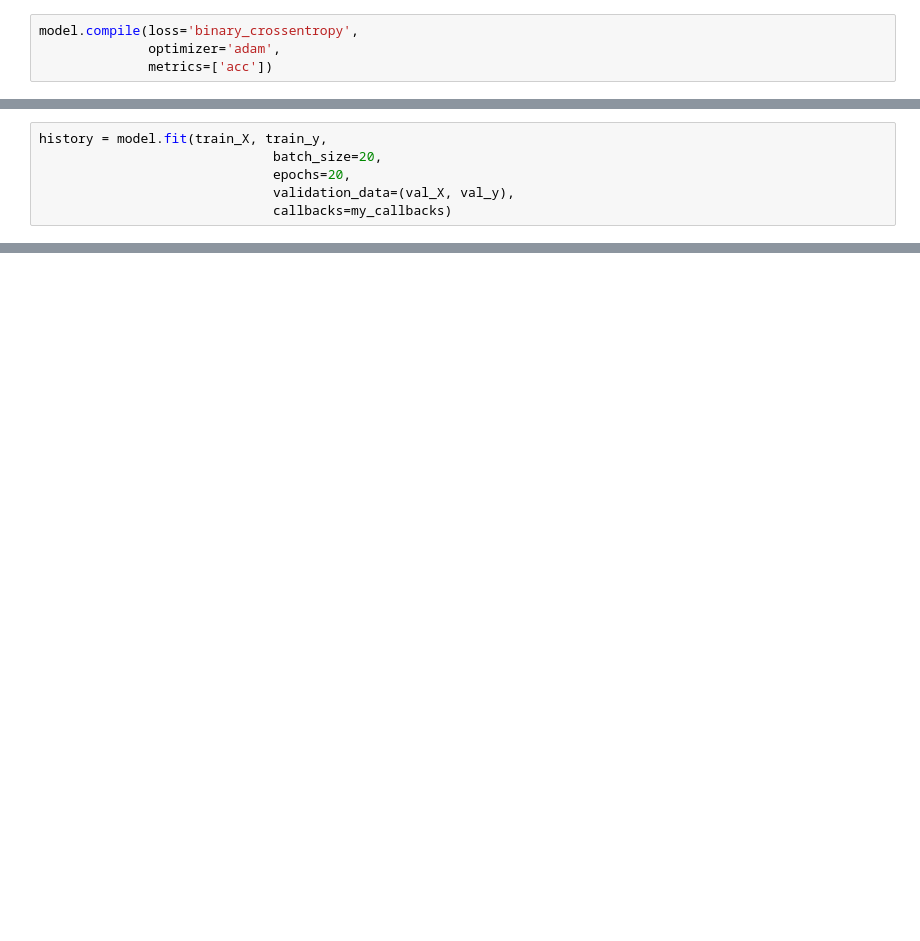
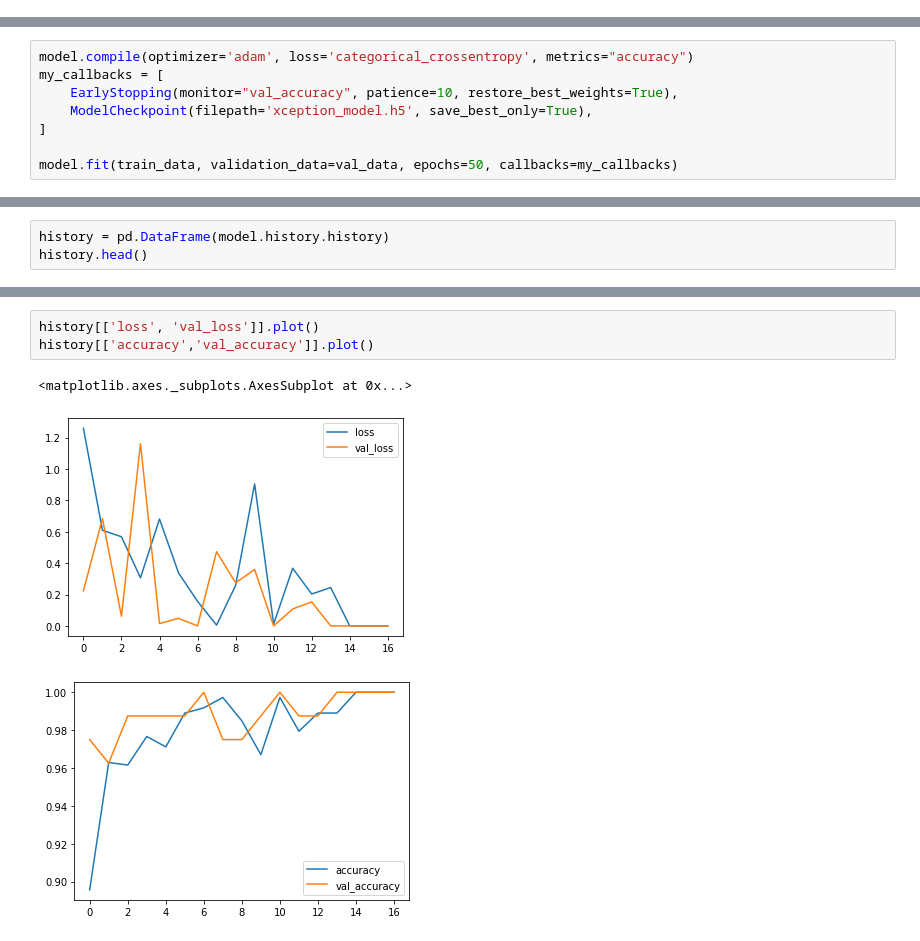
Before and after one commit to Ananyadevaraju/CE888, a Jupyter notebook: Lab_8/Transfer_learning_FT.ipynb, the cells around one changed output, grey strips where cells are left out. Drawn from its saved outputs; the diff is of its cells as text; blank space fills up the shorter version.

```diff
--- a/Lab_8/Transfer_learning_FT.ipynb
+++ b/Lab_8/Transfer_learning_FT.ipynb
@@ -187,4 +107,0 @@ _________________________________________________________________
-# %%
-model.compile(loss='binary_crossentropy',
-              optimizer='adam',
-              metrics=['acc'])
@@ -197,6 +107,0 @@ my_callbacks = [
-# %%
-history = model.fit(train_X, train_y,
-                              batch_size=20,
-                              epochs=20,
-                              validation_data=(val_X, val_y),
-                              callbacks=my_callbacks)
@@ -272,0 +108,8 @@ AUC:             0.925
+# %%
+model.compile(optimizer='adam', loss='categorical_crossentropy', metrics="accuracy")
+my_callbacks = [
+    EarlyStopping(monitor="val_accuracy", patience=10, restore_best_weights=True),
+    ModelCheckpoint(filepath='xception_model.h5', save_best_only=True),
+]
+
+model.fit(train_data, validation_data=val_data, epochs=50, callbacks=my_callbacks)
@@ -272,0 +135,3 @@ AUC:             0.925
+# %%
+history = pd.DataFrame(model.history.history)
+history.head()
@@ -272,0 +145,7 @@ AUC:             0.925
+# %%
+history[['loss', 'val_loss']].plot()
+history[['accuracy','val_accuracy']].plot()
+# %% [output]
+<matplotlib.axes._subplots.AxesSubplot at 0x...>
+[figure, added]
+[figure, added]
```
Also changed, not shown: parts of 23 cells of this notebook.
